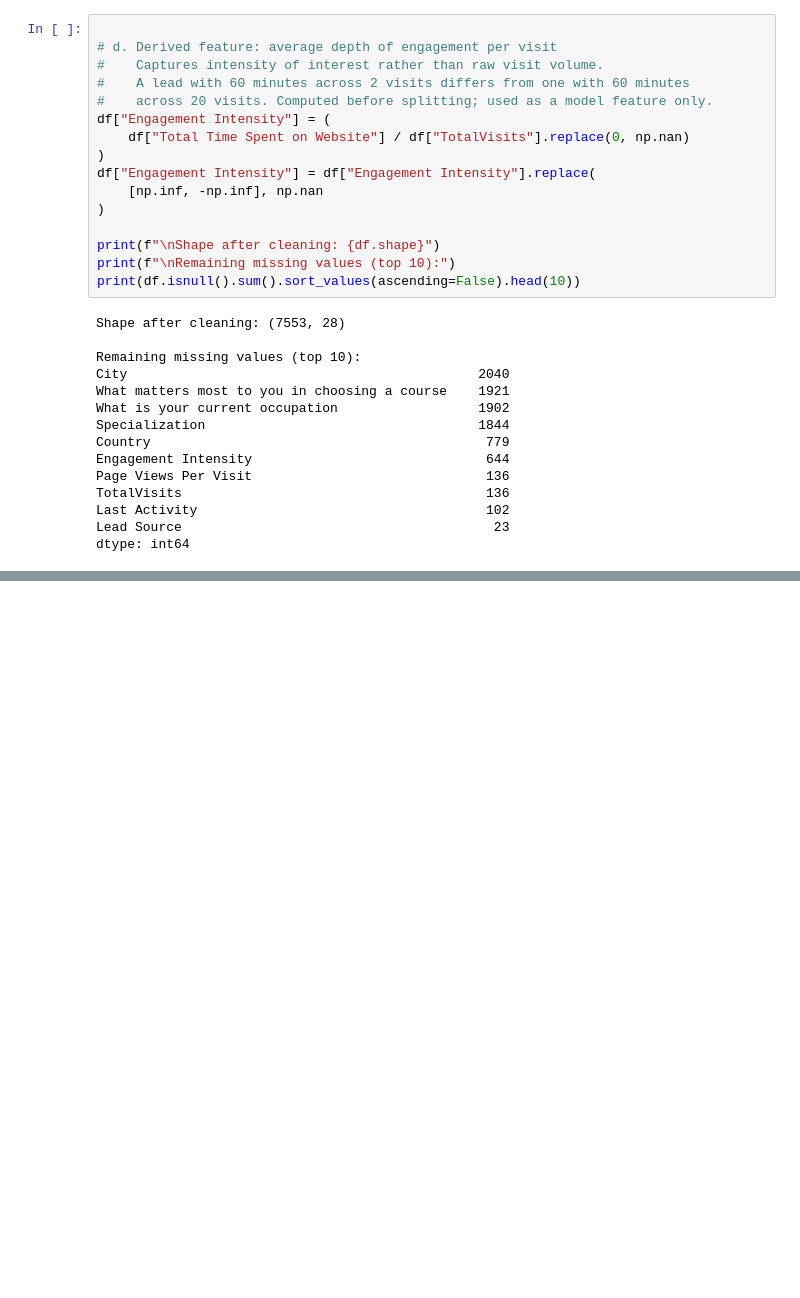
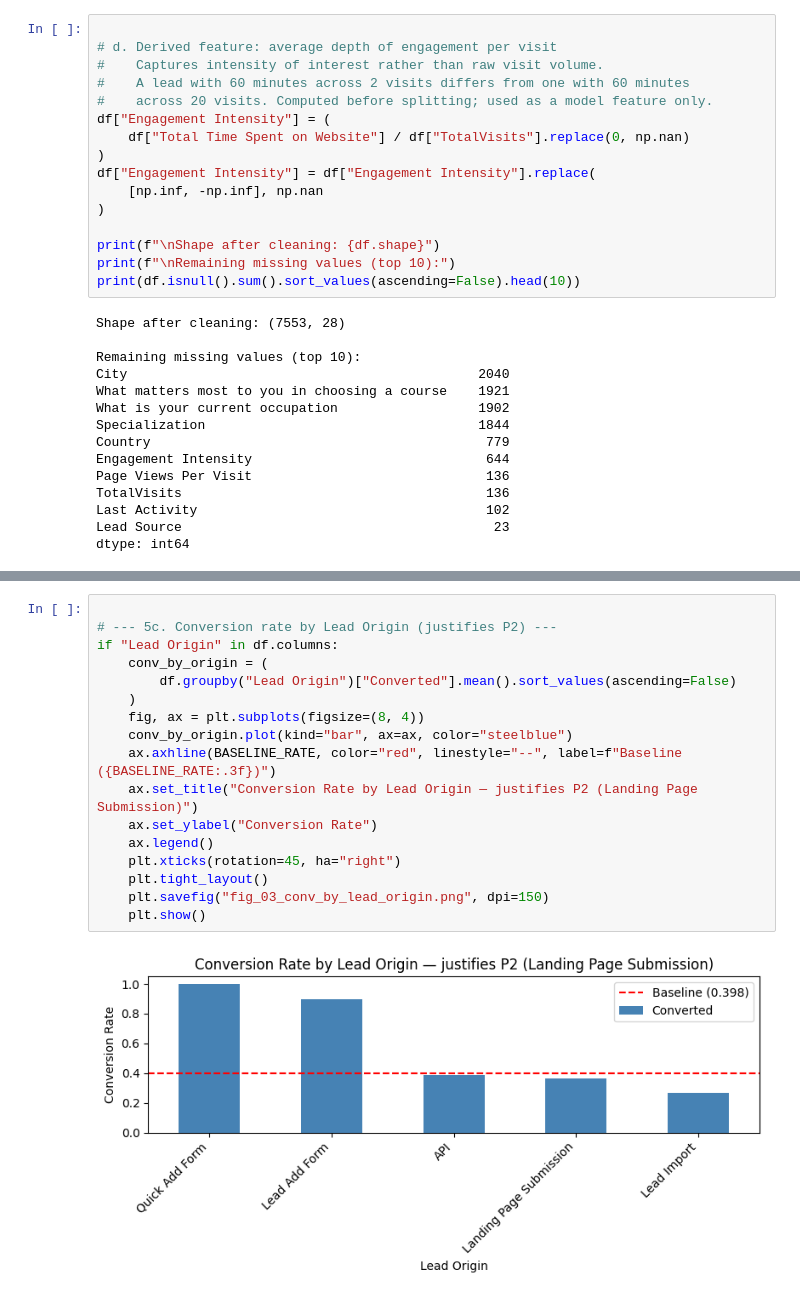
Before and after one commit to thomami244/Masters_Constrained_Lead_Qualification, a Jupyter notebook: Masters_Constrained_Lead_Qualification_Notebook.ipynb, the cells around one changed output, grey strips where cells are left out. Cells and saved outputs as stored; diff of their text form; blank space fills up the shorter version.

```diff
--- a/Masters_Constrained_Lead_Qualification_Notebook.ipynb
+++ b/Masters_Constrained_Lead_Qualification_Notebook.ipynb
@@ -195,0 +245,19 @@ dtype: int64
+# %%
+
+# --- 5c. Conversion rate by Lead Origin (justifies P2) ---
+if "Lead Origin" in df.columns:
+    conv_by_origin = (
+        df.groupby("Lead Origin")["Converted"].mean().sort_values(ascending=False)
+    )
+    fig, ax = plt.subplots(figsize=(8, 4))
+    conv_by_origin.plot(kind="bar", ax=ax, color="steelblue")
+    ax.axhline(BASELINE_RATE, color="red", linestyle="--", label=f"Baseline ({BASELINE_RATE:.3f})")
+    ax.set_title("Conversion Rate by Lead Origin — justifies P2 (Landing Page Submission)")
+    ax.set_ylabel("Conversion Rate")
+    ax.legend()
+    plt.xticks(rotation=45, ha="right")
+    plt.tight_layout()
+    plt.savefig("fig_03_conv_by_lead_origin.png", dpi=150)
+    plt.show()
+# %% [output]
+[figure, added]
```
Also changed, not shown: parts of 12 cells of this notebook, 7 other files.
